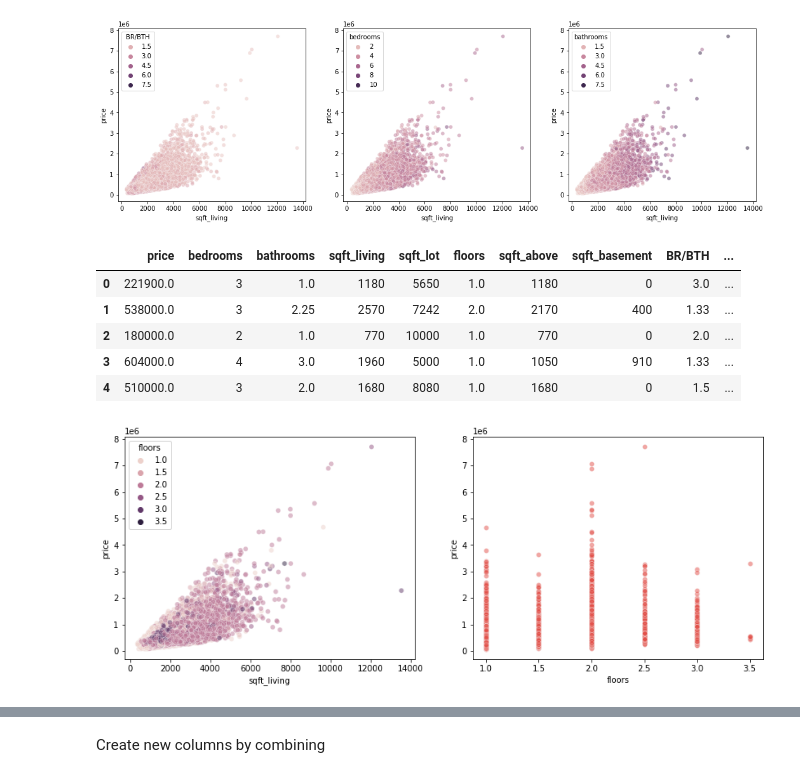
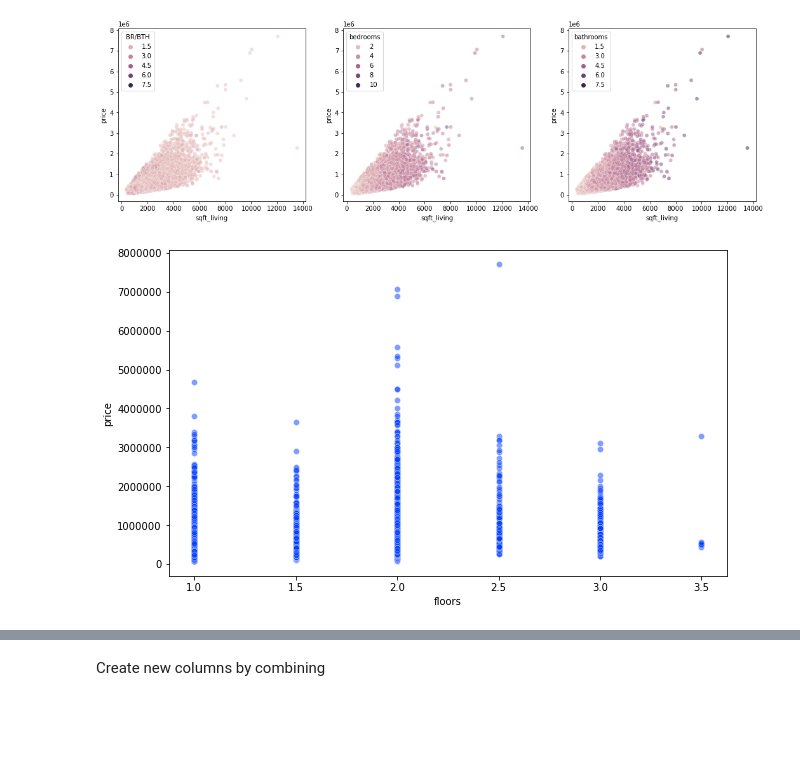
Before and after one commit to vivyhasadream/DS_P2_King-County-House-Sales-Predict, a Jupyter notebook: Han_2_EDA.ipynb, the cells around one changed output, grey strips where cells are left out. Drawn from its saved outputs; the diff is of its cells as text; code cells hidden in the pictures; blank space fills up the shorter version.

```diff
--- a/Han_2_EDA.ipynb
+++ b/Han_2_EDA.ipynb
@@ -17,3 +18,5 @@ df = pd.read_pickle('data_Han/Han_df_cleaned')
+# %%
+df = pd.read_csv('data/kc_house_data_cleaned.csv')
 # %%
 df.head()
 # %% [output]
@@ -245,18 +269,9 @@ ax.ticklabel_format(style='plain');
 # %% [output]
 [figure]
-# %%
-df_ls.head()
-# %% [output]
-|  | price | bedrooms | bathrooms | sqft_living | sqft_lot | floors | sqft_above | sqft_basement | BR/BTH | ... |
-| 0 | 221900.0 | 3 | 1.0 | 1180 | 5650 | 1.0 | 1180 | 0 | 3.0 | ... |
-| 1 | 538000.0 | 3 | 2.25 | 2570 | 7242 | 2.0 | 2170 | 400 | 1.33 | ... |
-| 2 | 180000.0 | 2 | 1.0 | 770 | 10000 | 1.0 | 770 | 0 | 2.0 | ... |
-| 3 | 604000.0 | 4 | 3.0 | 1960 | 5000 | 1.0 | 1050 | 910 | 1.33 | ... |
-| 4 | 510000.0 | 3 | 2.0 | 1680 | 8080 | 1.0 | 1680 | 0 | 1.5 | ... |
 # %%
-fig,axes = plt.subplots(nrows=1, ncols=2, figsize=(14,5))
-sns.scatterplot(hue = 'floors', y = 'price', x = 'sqft_living', data = df_ls,alpha=0.5, ax=axes[0])
-sns.scatterplot(x = 'floors', y = 'price', data = df_ls,alpha=0.5, ax=axes[1])
+fig,ax = plt.subplots(figsize=(10,6))
+sns.scatterplot(x = 'floors', y = 'price', data = df_ls,alpha=0.5)
 ax.ticklabel_format(style='plain');
+# some floors seems to have higher price
 # %% [output]
-[figure, old version]
+[figure, new version]
```
Also changed, not shown: parts of 68 cells of this notebook, 2 other files.
